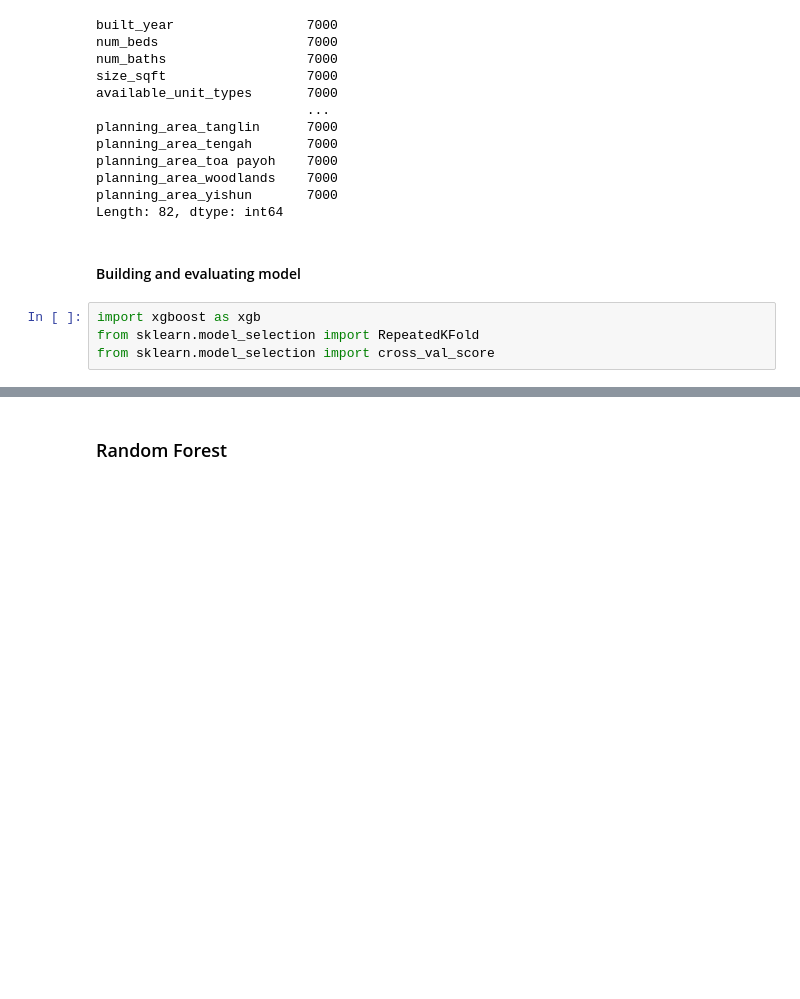
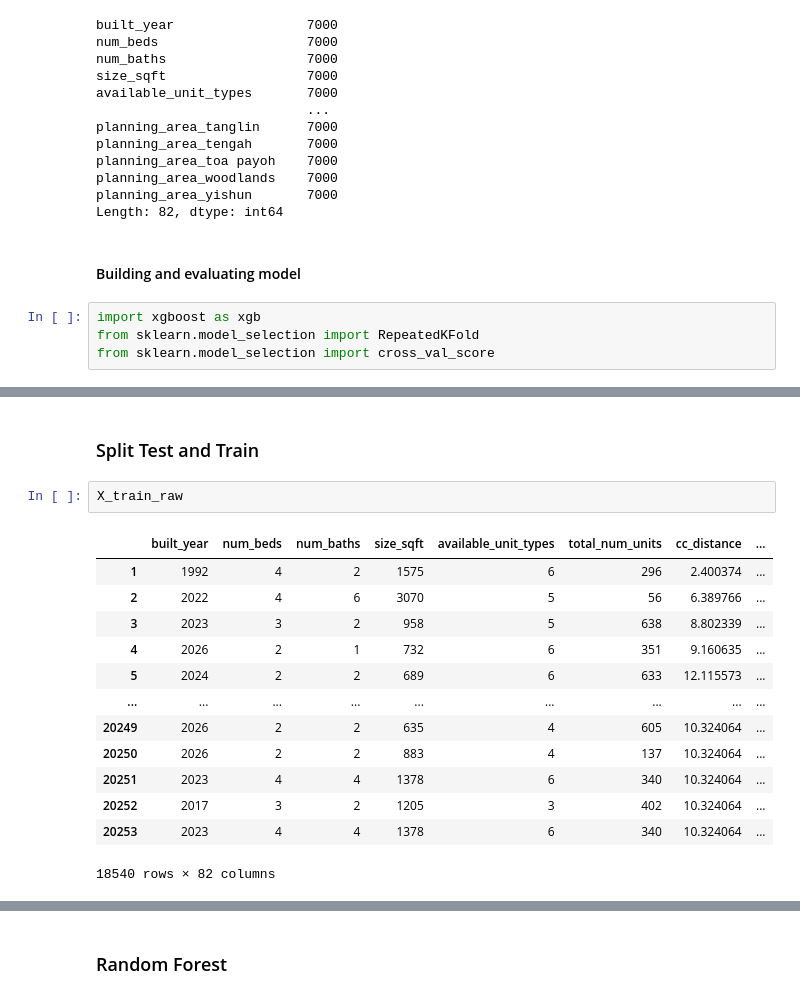
Before and after one commit to ryanchwong/is5126, a Jupyter notebook: nandar-soe.ipynb, the cells around one changed output, grey strips where cells are left out. Saved outputs shown, nothing was run; the diff lists cells and outputs as text; blank space fills up the shorter version.

```diff
--- a/nandar-soe.ipynb
+++ b/nandar-soe.ipynb
@@ -911,0 +913,18 @@ Mean MAE: 253572.540 (13699.704)
+# %% [markdown]
+### Split Test and Train
+# %%
+X_train_raw
+# %% [output]
+|  | built_year | num_beds | num_baths | size_sqft | available_unit_types | total_num_units | cc_distance | ... |
+| 1 | 1992 | 4 | 2 | 1575 | 6 | 296 | 2.400374 | ... |
+| 2 | 2022 | 4 | 6 | 3070 | 5 | 56 | 6.389766 | ... |
+| 3 | 2023 | 3 | 2 | 958 | 5 | 638 | 8.802339 | ... |
+| 4 | 2026 | 2 | 1 | 732 | 6 | 351 | 9.160635 | ... |
+| 5 | 2024 | 2 | 2 | 689 | 6 | 633 | 12.115573 | ... |
+| ... | ... | ... | ... | ... | ... | ... | ... | ... |
+| 20249 | 2026 | 2 | 2 | 635 | 4 | 605 | 10.324064 | ... |
+| 20250 | 2026 | 2 | 2 | 883 | 4 | 137 | 10.324064 | ... |
+| 20251 | 2023 | 4 | 4 | 1378 | 6 | 340 | 10.324064 | ... |
+| 20252 | 2017 | 3 | 2 | 1205 | 3 | 402 | 10.324064 | ... |
+| 20253 | 2023 | 4 | 4 | 1378 | 6 | 340 | 10.324064 | ... |
+18540 rows × 82 columns
```
Also changed, not shown: parts of 23 cells of this notebook, 4 other files.
